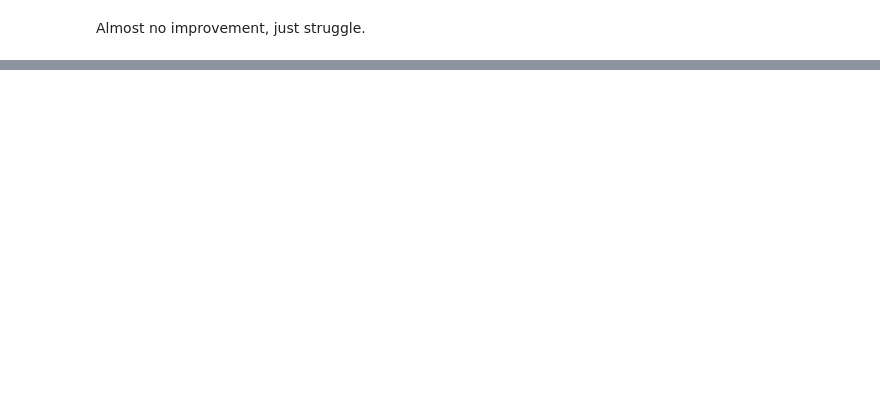
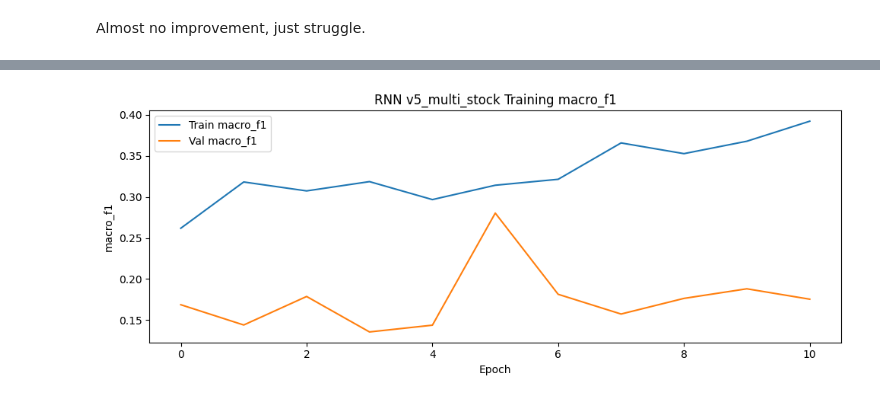
Before and after one commit to CharonWTang/STOCK_PREDICTION, a Jupyter notebook: Charon_Final.ipynb, the cells around one changed output, grey strips where cells are left out. Saved outputs shown, nothing was run; the diff lists cells and outputs as text; code cells hidden in the pictures; blank space fills up the shorter version.

Commit message:
More model

```diff
--- a/Charon_Final.ipynb
+++ b/Charon_Final.ipynb
@@ -74,5 +93,8 @@ I will primary use RNN and LSTM as the the main model, as the model involves tim
 
 AAPL_data = pd.read_csv(DATA_DIR / 'AAPL.csv')
 # set the date as the index
+# parse Dt to real datetime, then set index
+AAPL_data['Dt'] = pd.to_datetime(AAPL_data['Dt'], format='%Y-%m-%d', errors='coerce')
+AAPL_data = AAPL_data.dropna(subset=['Dt']).sort_values('Dt').drop_duplicates(subset='Dt')
 AAPL_data.set_index('Dt', inplace=True)
 AAPL_data.head()
@@ -602,0 +865,8 @@ start_dates_df
+# %%
+x_train, y_train, x_val, y_val, x_test, y_test = multi_stock_split(AAPL_data, AAPLReturn, other_stocks_big_table_dropped,train_size=0.7, val_size=0.15, test_size=0.15, window_size=252, add_transformed_features=1, target_mode="direction_3class", return_index=False)
+print("x_train shape:", x_train.shape)
+print("y_train shape:", y_train.shape)
+print("x_val shape:", x_val.shape)
+print("y_val shape:", y_val.shape)
+print("x_test shape:", x_test.shape)
+print("y_test shape:", y_test.shape)
@@ -602,0 +880,81 @@ start_dates_df
+# %%
+# now still use RNN but see with more feature inside if there is magic
+
+# v5: RNN on multi-stock features (same setup style as v3/v4)
+
+# labels already in {0,1,2}
+y_train_rnn_v5 = y_train
+y_val_rnn_v5 = y_val
+y_test_rnn_v5 = y_test
+
+# train-only normalization
+train_mean_v5 = x_train.mean(axis=(0, 1), keepdims=True)
+train_std_v5 = x_train.std(axis=(0, 1), keepdims=True) + 1e-8
+
+x_train_rnn_v5 = (x_train - train_mean_v5) / train_std_v5
+x_val_rnn_v5 = (x_val - train_mean_v5) / train_std_v5
+x_test_rnn_v5 = (x_test - train_mean_v5) / train_std_v5
+
+num_classes_v5 = 3
+input_shape_v5 = x_train_rnn_v5.shape[1:]
+
+keras.backend.clear_session()
+
+rnn_model_v5 = keras.Sequential([
+    layers.Input(shape=input_shape_v5),
+    layers.SimpleRNN(128, activation="tanh", return_sequences=True),
+    layers.Dropout(0.25),
+    layers.SimpleRNN(64, activation="tanh"),
+    layers.Dropout(0.25),
+    layers.Dense(64, activation="relu"),
+    layers.Dense(32, activation="relu"),
+    layers.Dense(num_classes_v5, activation="softmax"),
+])
+
+# same cost-sensitive loss as before
+loss_matrix_v5 = np.array([
+    [0.0, 3.0, 3.0],  # true Down
+    [0.0, 0.2, 0.0],  # true Flat
+    [3.0, 3.0, 0.0],  # true Up
+], dtype=np.float32)
+loss_matrix_tf_v5 = tf.constant(loss_matrix_v5, dtype=tf.float32)
+
+def matrix_weighted_loss_v5(y_true, y_pred):
+    ce = keras.losses.sparse_categorical_crossentropy(y_true, y_pred)
+    y_true = tf.cast(y_true, tf.int32)
+    y_true_oh = tf.one_hot(y_true, depth=num_classes_v5)
+    cost_rows = tf.matmul(y_true_oh, loss_matrix_tf_v5)
+    expected_cost = tf.reduce_sum(cost_rows * y_pred, axis=-1)
+    lambda_cost_v5 = 1.2
+    return ce + lambda_cost_v5 * expected_cost
+
+rnn_model_v5.compile(
+    optimizer=keras.optimizers.Adam(learning_rate=7e-4),
+    loss=matrix_weighted_loss_v5,
+    metrics=[make_sparse_macro_f1_metric(num_classes=num_classes_v5)],
+)
+
+callbacks_v5 = [
+    keras.callbacks.EarlyStopping(monitor="val_loss", patience=8, restore_best_weights=True),
+    keras.callbacks.ReduceLROnPlateau(monitor="val_loss", factor=0.5, patience=3, min_lr=1e-5),
+]
+
+history_v5 = rnn_model_v5.fit(
+    x_train_rnn_v5,
+    y_train_rnn_v5,
+    validation_data=(x_val_rnn_v5, y_val_rnn_v5),
+    epochs=60,
+    batch_size=32,
+    callbacks=callbacks_v5,
+    verbose=1,
+)
+
+# validation evaluation
+rnn_results_v5 = evaluate_keras_model_on_validation(
+    model=rnn_model_v5,
+    history=history_v5,
+    x_val=x_val_rnn_v5,
+    y_val_cat=y_val_rnn_v5,
+    prefix="v5_multi_stock",
+)
+# %% [output]
@@ -602,0 +978 @@ start_dates_df
+[figure, added]
```
Also changed, not shown: parts of 26 cells of this notebook.
